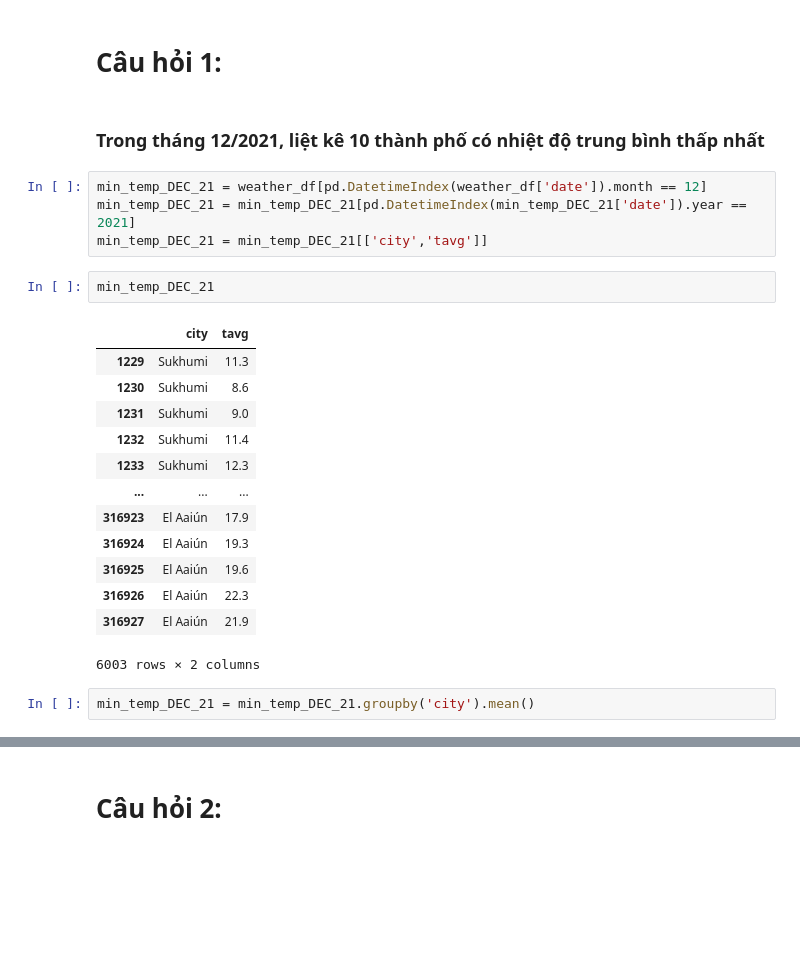
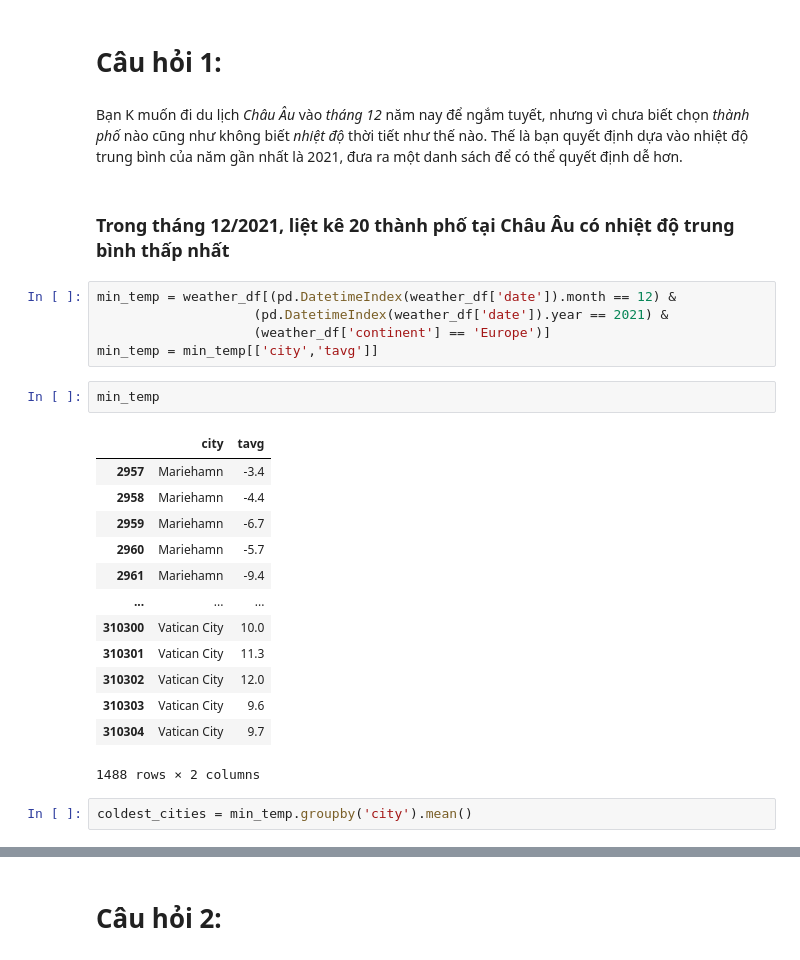
Before and after one commit to the0nlyWyvern/Weather-Analysis, a Jupyter notebook: UnderstandData_Part1.ipynb, the cells around one changed output, grey strips where cells are left out. Cells and saved outputs as stored; diff of their text form; blank space fills up the shorter version.

```diff
--- a/UnderstandData_Part1.ipynb
+++ b/UnderstandData_Part1.ipynb
@@ -18,27 +22,30 @@ weather_df.head(5)
 | 4 | 2018-07-25 | Abkhazia | Sukhumi | 43.001525 | 41.023415 | 26.5 | 22.7 | 30.0 | 9.0 | 9.7 | 1002.0 | ... |
 # %% [markdown]
 # Câu hỏi 1:
+# %% [markdown]
+Bạn K muốn đi du lịch _Châu Âu_ vào _tháng 12_ năm nay để ngắm tuyết, nhưng vì chưa biết chọn _thành phố_ nào cũng như không biết _nhiệt độ_ thời tiết như thế nào. Thế là bạn quyết định dựa vào nhiệt độ trung bình của năm gần nhất là 2021, đưa ra một danh sách để có thể quyết định dễ hơn.
 # %% [markdown]
-### Trong tháng 12/2021, liệt kê 10 thành phố có nhiệt độ trung bình thấp nhất
+### Trong tháng 12/2021, liệt kê 20 thành phố tại Châu Âu có nhiệt độ trung bình thấp nhất
 # %%
-min_temp_DEC_21 = weather_df[pd.DatetimeIndex(weather_df['date']).month == 12]
-min_temp_DEC_21 = min_temp_DEC_21[pd.DatetimeIndex(min_temp_DEC_21['date']).year == 2021]
-min_temp_DEC_21 = min_temp_DEC_21[['city','tavg']]
+min_temp = weather_df[(pd.DatetimeIndex(weather_df['date']).month == 12) &
+                    (pd.DatetimeIndex(weather_df['date']).year == 2021) &
+                    (weather_df['continent'] == 'Europe')]
+min_temp = min_temp[['city','tavg']]
-# %%
-min_temp_DEC_21
-# %% [output]
-|  | city | tavg |
-| 1229 | Sukhumi | 11.3 |
-| 1230 | Sukhumi | 8.6 |
-| 1231 | Sukhumi | 9.0 |
-| 1232 | Sukhumi | 11.4 |
-| 1233 | Sukhumi | 12.3 |
-| ... | ... | ... |
-| 316923 | El Aaiún | 17.9 |
-| 316924 | El Aaiún | 19.3 |
-| 316925 | El Aaiún | 19.6 |
-| 316926 | El Aaiún | 22.3 |
-| 316927 | El Aaiún | 21.9 |
-6003 rows × 2 columns
+# %%
+min_temp
+# %% [output]
+|  | city | tavg |
+| 2957 | Mariehamn | -3.4 |
+| 2958 | Mariehamn | -4.4 |
+| 2959 | Mariehamn | -6.7 |
+| 2960 | Mariehamn | -5.7 |
+| 2961 | Mariehamn | -9.4 |
+| ... | ... | ... |
+| 310300 | Vatican City | 10.0 |
+| 310301 | Vatican City | 11.3 |
+| 310302 | Vatican City | 12.0 |
+| 310303 | Vatican City | 9.6 |
+| 310304 | Vatican City | 9.7 |
+1488 rows × 2 columns
 # %%
-min_temp_DEC_21 = min_temp_DEC_21.groupby('city').mean()
+coldest_cities = min_temp.groupby('city').mean()
```
Also changed, not shown: parts of 7 cells of this notebook, 2 other files.
